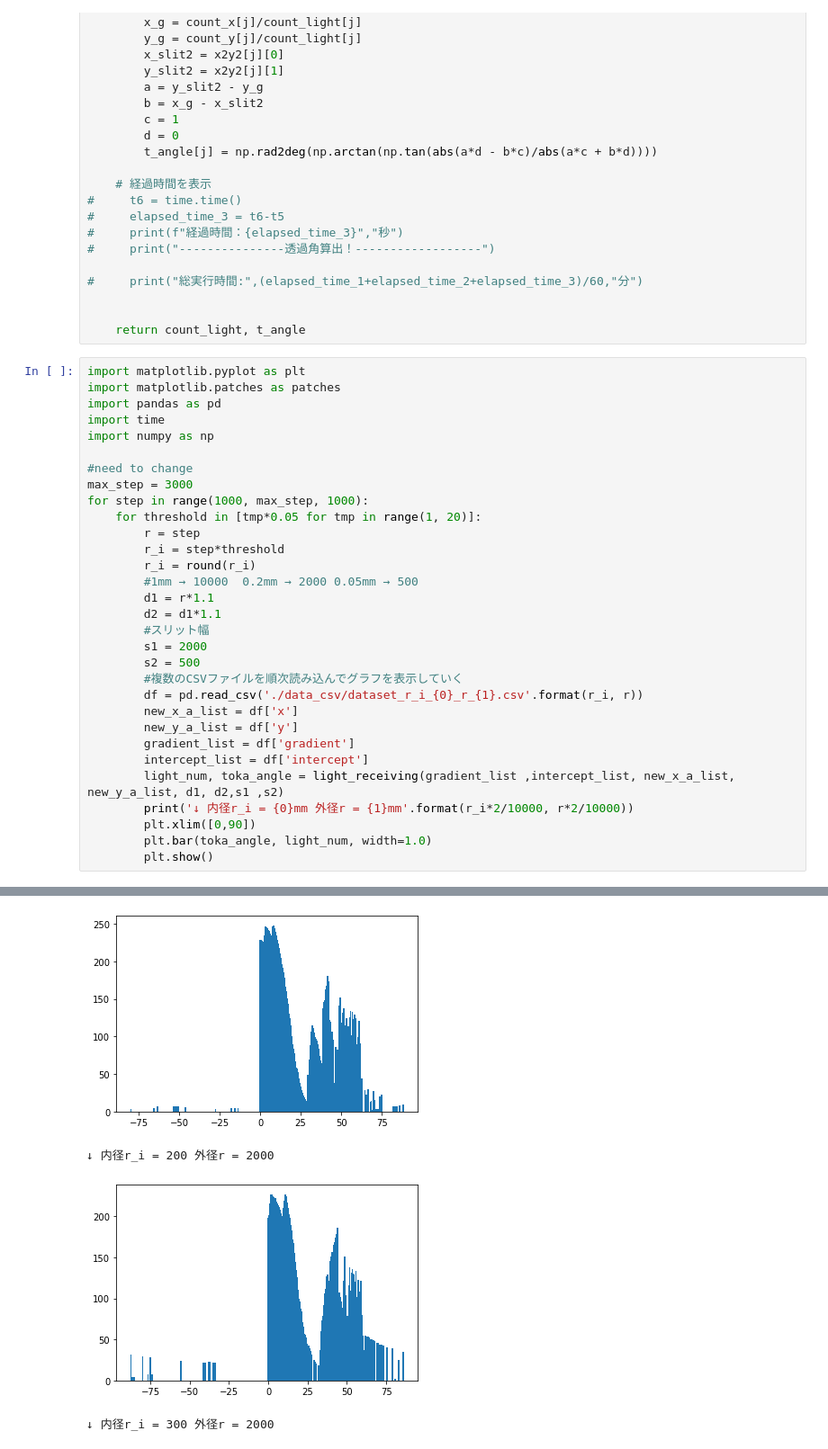
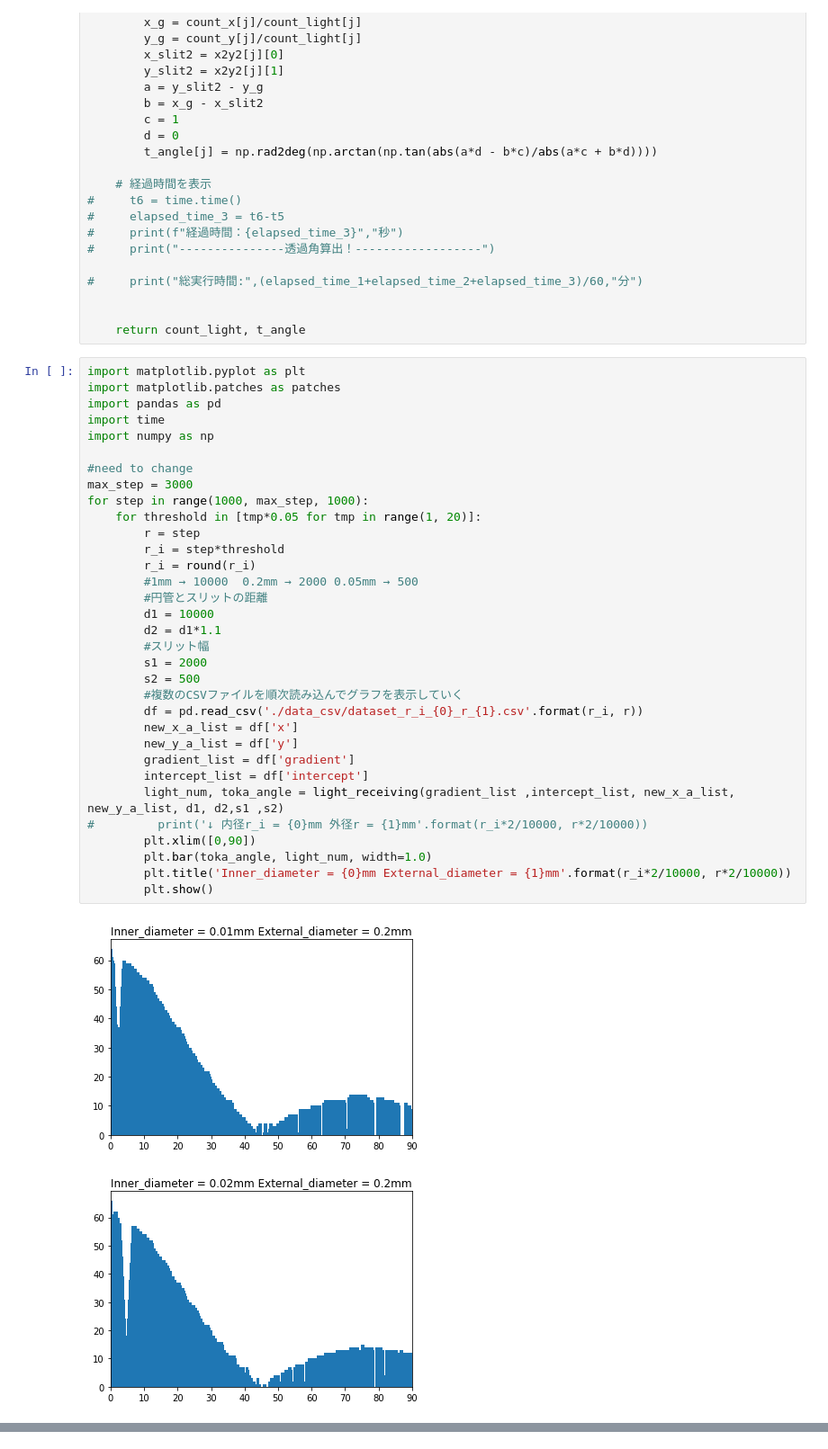
Before and after one commit to toshikingggg/lab, a Jupyter notebook: Optical-Depth-Measurement/receiving_light.ipynb, the cells around one changed output, grey strips where cells are left out. Shown at 90% size. Saved outputs shown, nothing was run; the diff lists cells and outputs as text.

```diff
--- a/Optical-Depth-Measurement/receiving_light.ipynb
+++ b/Optical-Depth-Measurement/receiving_light.ipynb
@@ -113,32 +113,36 @@ def light_receiving(gradient ,intercept, x_k, y_k, distance1, distance2, slit1,
 # %%
 import matplotlib.pyplot as plt
 import matplotlib.patches as patches
 import pandas as pd
 import time
 import numpy as np
 
 #need to change
 max_step = 3000
 for step in range(1000, max_step, 1000):
     for threshold in [tmp*0.05 for tmp in range(1, 20)]:
         r = step
         r_i = step*threshold
         r_i = round(r_i)
         #1mm → 10000  0.2mm → 2000 0.05mm → 500
-        d1 = r*1.1
+        #円管とスリットの距離
+        d1 = 10000
         d2 = d1*1.1
         #スリット幅
         s1 = 2000
         s2 = 500
         #複数のCSVファイルを順次読み込んでグラフを表示していく
         df = pd.read_csv('./data_csv/dataset_r_i_{0}_r_{1}.csv'.format(r_i, r))
         new_x_a_list = df['x']
         new_y_a_list = df['y']
         gradient_list = df['gradient']
         intercept_list = df['intercept']
         light_num, toka_angle = light_receiving(gradient_list ,intercept_list, new_x_a_list, new_y_a_list, d1, d2,s1 ,s2)
-        print('↓ 内径r_i = {0}mm 外径r = {1}mm'.format(r_i*2/10000, r*2/10000))
+#         print('↓ 内径r_i = {0}mm 外径r = {1}mm'.format(r_i*2/10000, r*2/10000))
         plt.xlim([0,90])
         plt.bar(toka_angle, light_num, width=1.0)
+        plt.title('Inner_diameter = {0}mm External_diameter = {1}mm'.format(r_i*2/10000, r*2/10000))
         plt.show()
 # %% [output]
+[figure, new version]
+[figure, new version]
@@ -146,4 +159,0 @@ for step in range(1000, max_step, 1000):
-[figure, old version]
-↓ 内径r_i = 200 外径r = 2000
-[figure, old version]
-↓ 内径r_i = 300 外径r = 2000
```
Also changed, not shown: parts of 1 cell of this notebook.
